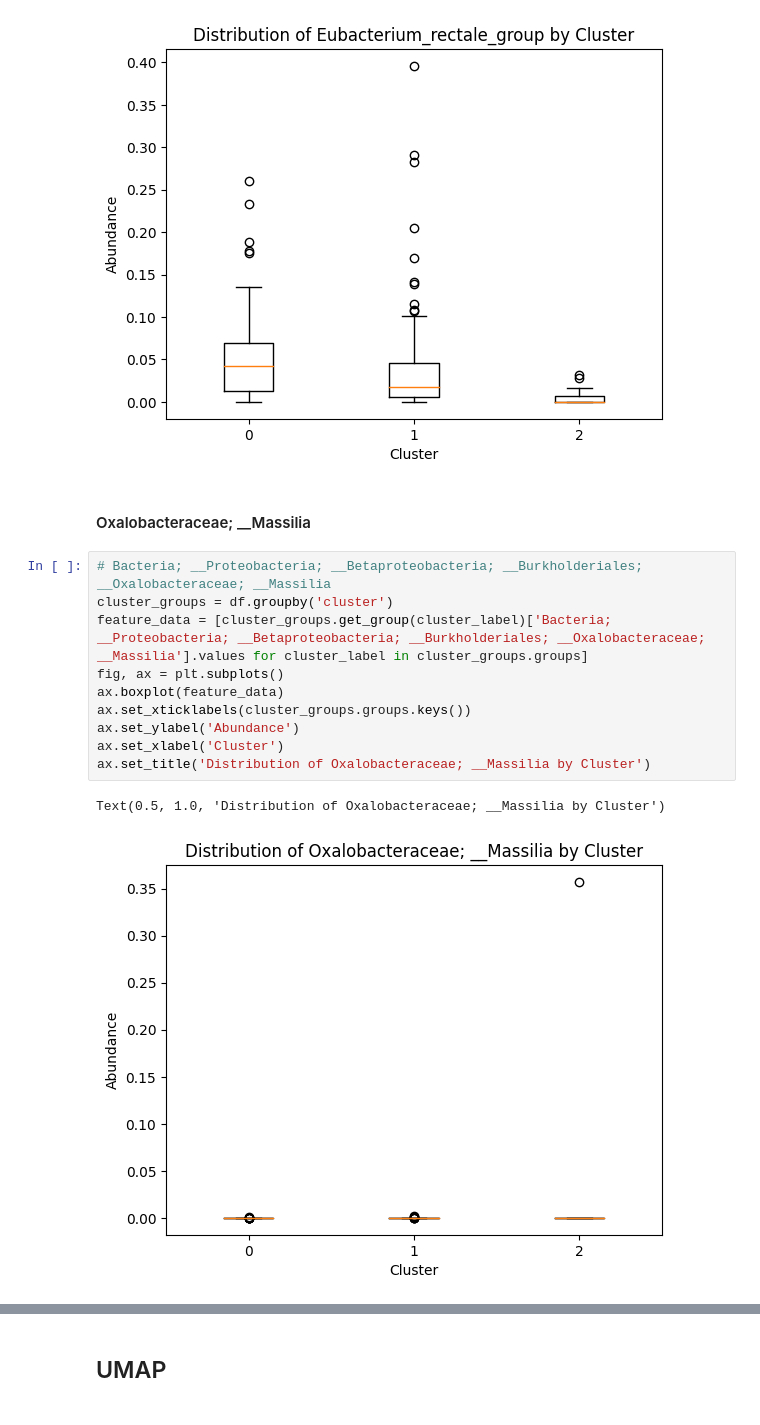
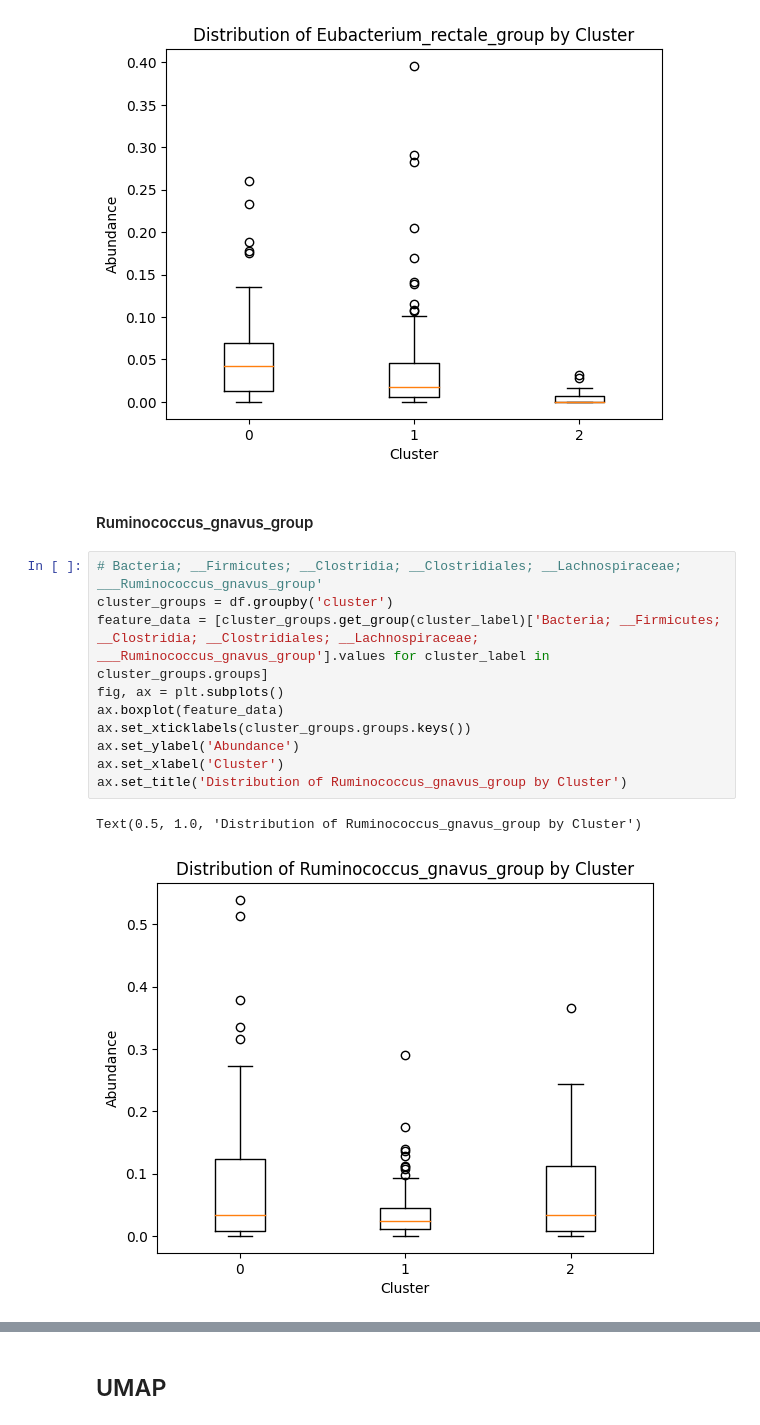
Before and after one commit to nehabhatia8/MLB-Project, a Jupyter notebook: MLB_Neha.ipynb, the cells around one changed output, grey strips where cells are left out. Cells and saved outputs as stored; diff of their text form.

Commit message:
Add exploratory data visualizations

```diff
--- a/MLB_Neha.ipynb
+++ b/MLB_Neha.ipynb
@@ -281,19 +340,19 @@ ax.set_title('Distribution of Eubacterium_rectale_group by Cluster')
 # %% [output]
 Text(0.5, 1.0, 'Distribution of Eubacterium_rectale_group by Cluster')
 [figure]
-# %% [markdown]
-#### Oxalobacteraceae; __Massilia
+# %% [markdown]
+#### Ruminococcus_gnavus_group
 # %%
-# Bacteria; __Proteobacteria; __Betaproteobacteria; __Burkholderiales; __Oxalobacteraceae; __Massilia
+# Bacteria; __Firmicutes; __Clostridia; __Clostridiales; __Lachnospiraceae; ___Ruminococcus_gnavus_group'
 cluster_groups = df.groupby('cluster')
-feature_data = [cluster_groups.get_group(cluster_label)['Bacteria; __Proteobacteria; __Betaproteobacteria; __Burkholderiales; __Oxalobacteraceae; __Massilia'].values for cluster_label in cluster_groups.groups]
+feature_data = [cluster_groups.get_group(cluster_label)['Bacteria; __Firmicutes; __Clostridia; __Clostridiales; __Lachnospiraceae; ___Ruminococcus_gnavus_group'].values for cluster_label in cluster_groups.groups]
 fig, ax = plt.subplots()
 ax.boxplot(feature_data)
 ax.set_xticklabels(cluster_groups.groups.keys())
 ax.set_ylabel('Abundance')
 ax.set_xlabel('Cluster')
-ax.set_title('Distribution of Oxalobacteraceae; __Massilia by Cluster')
+ax.set_title('Distribution of Ruminococcus_gnavus_group by Cluster')
 # %% [output]
-Text(0.5, 1.0, 'Distribution of Oxalobacteraceae; __Massilia by Cluster')
+Text(0.5, 1.0, 'Distribution of Ruminococcus_gnavus_group by Cluster')
-[figure, old version]
+[figure, new version]
 # %% [markdown]
```
Also changed, not shown: parts of 26 cells of this notebook.
